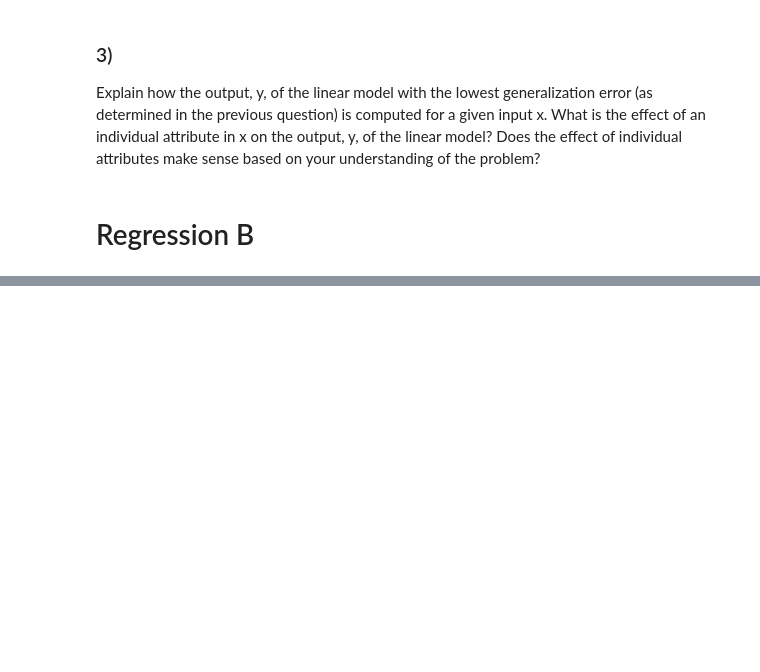
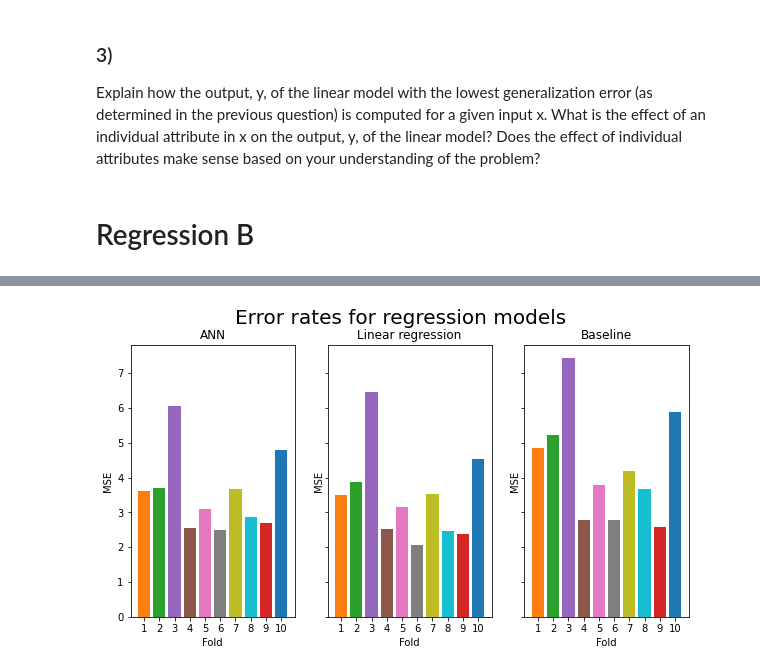
Before and after one commit to FrederikvSvane/Machine-Learning-Project1, a Jupyter notebook: Project2/main3.ipynb, the cells around one changed output, grey strips where cells are left out. Saved outputs shown, nothing was run; the diff lists cells and outputs as text; code cells hidden in the pictures; blank space fills up the shorter version.

```diff
--- a/Project2/main3.ipynb
+++ b/Project2/main3.ipynb
@@ -169,3 +170,28 @@ linear model? Does the effect of individual attributes make sense based on your
 understanding of the problem?
 # %% [markdown]
 # Regression B
+# %%
+def find_optimal_lambda(X_train, y_train, lambdas, train_index_inner, test_index_inner, k2, RLR_models_error):
+    X_train_inner = X_train[train_index_inner,:]
+    y_train_inner = y_train[train_index_inner]
+    X_test_inner = X_train[test_index_inner,:]
+    y_test_inner = y_train[test_index_inner]
+
+    XtX_inner = X_train_inner.T @ X_train_inner
+    Xty_inner = X_train_inner.T @ y_train_inner
+
+    RLR_error = np.empty((len(lambdas)))
+    w = np.empty((X_train_inner.shape[1],len(lambdas)))
+
+    for l in range(0,len(lambdas)):
+        # Compute parameters for current value of lambda and current CV fold
+        # note: "linalg.lstsq(a,b)" is substitue for Matlab's left division operator "\"
+        lambdaI_inner = lambdas[l] * np.eye(M)
+        lambdaI_inner[0,0] = 0 # remove bias regularization
+        w[:,l] = np.linalg.solve(XtX_inner+lambdaI_inner,Xty_inner).squeeze()
+        # Evaluate training and test performance
+        RLR_error[l] = np.power(y_test_inner - X_test_inner @ w[:,l].T,2).mean(axis=0)
+
+    RLR_models_error[k2] = RLR_error
+
+    return RLR_models_error
@@ -412,0 +453,16 @@ KeyboardInterrupt:
+# %%
+summaries, summaries_axes = plt.subplots(1, 3, figsize=(10,5),sharex=True, sharey=True)
+errors_to_display = [ANN_overall_error, Error_test_rlr.flatten(), Error_test_baseline]
+titels = ['ANN','Linear regression', 'Baseline']
+
+for i in range(3):
+    summaries_axes[i].bar(np.arange(1, K1+1), errors_to_display[i], color=color_list)
+    summaries_axes[i].set_xlabel('Fold')
+    summaries_axes[i].set_xticks(np.arange(1, K1+1))
+    summaries_axes[i].set_ylabel('MSE')
+    summaries_axes[i].set_title(titels[i])
+
+plt.suptitle('Error rates for regression models', fontsize=20)
+plt.show()
+# %% [output]
+[figure, added]
```
Also changed, not shown: parts of 11 cells of this notebook.
